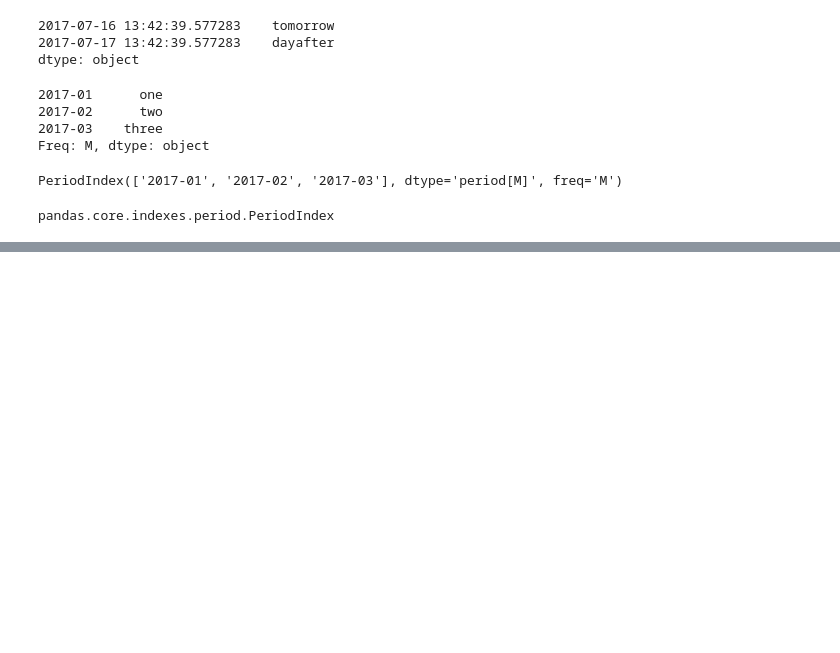
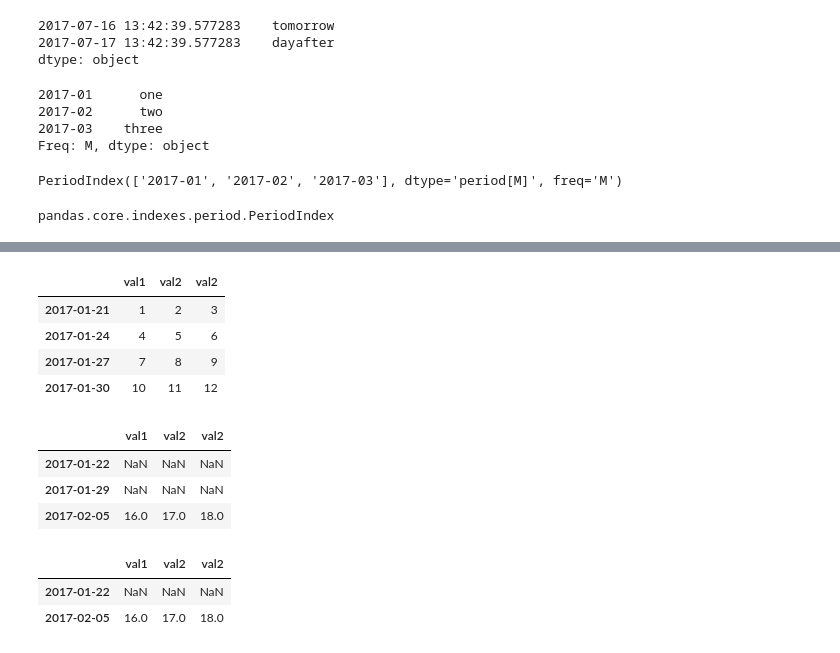
Before and after one commit to kishorepv/Data-Science-with-Python, a Jupyter notebook: Pandas library (Python).ipynb, the cells around one changed output, grey strips where cells are left out. Saved outputs shown, nothing was run; the diff lists cells and outputs as text; code cells hidden in the pictures; blank space fills up the shorter version.

```diff
--- a/Pandas library (Python).ipynb
+++ b/Pandas library (Python).ipynb
@@ -1720,0 +1844,21 @@ pandas.core.indexes.period.PeriodIndex
+# %%
+d_df[:"2017-01"]
+# %% [output]
+|  | val1 | val2 | val2 |
+| 2017-01-21 | 1 | 2 | 3 |
+| 2017-01-24 | 4 | 5 | 6 |
+| 2017-01-27 | 7 | 8 | 9 |
+| 2017-01-30 | 10 | 11 | 12 |
+# %%
+d_df.asfreq("1w")
+# %% [output]
+|  | val1 | val2 | val2 |
+| 2017-01-22 | NaN | NaN | NaN |
+| 2017-01-29 | NaN | NaN | NaN |
+| 2017-02-05 | 16.0 | 17.0 | 18.0 |
+# %%
+d_df.asfreq("2w")
+# %% [output]
+|  | val1 | val2 | val2 |
+| 2017-01-22 | NaN | NaN | NaN |
+| 2017-02-05 | 16.0 | 17.0 | 18.0 |
```
Also changed, not shown: parts of 22 cells of this notebook.
